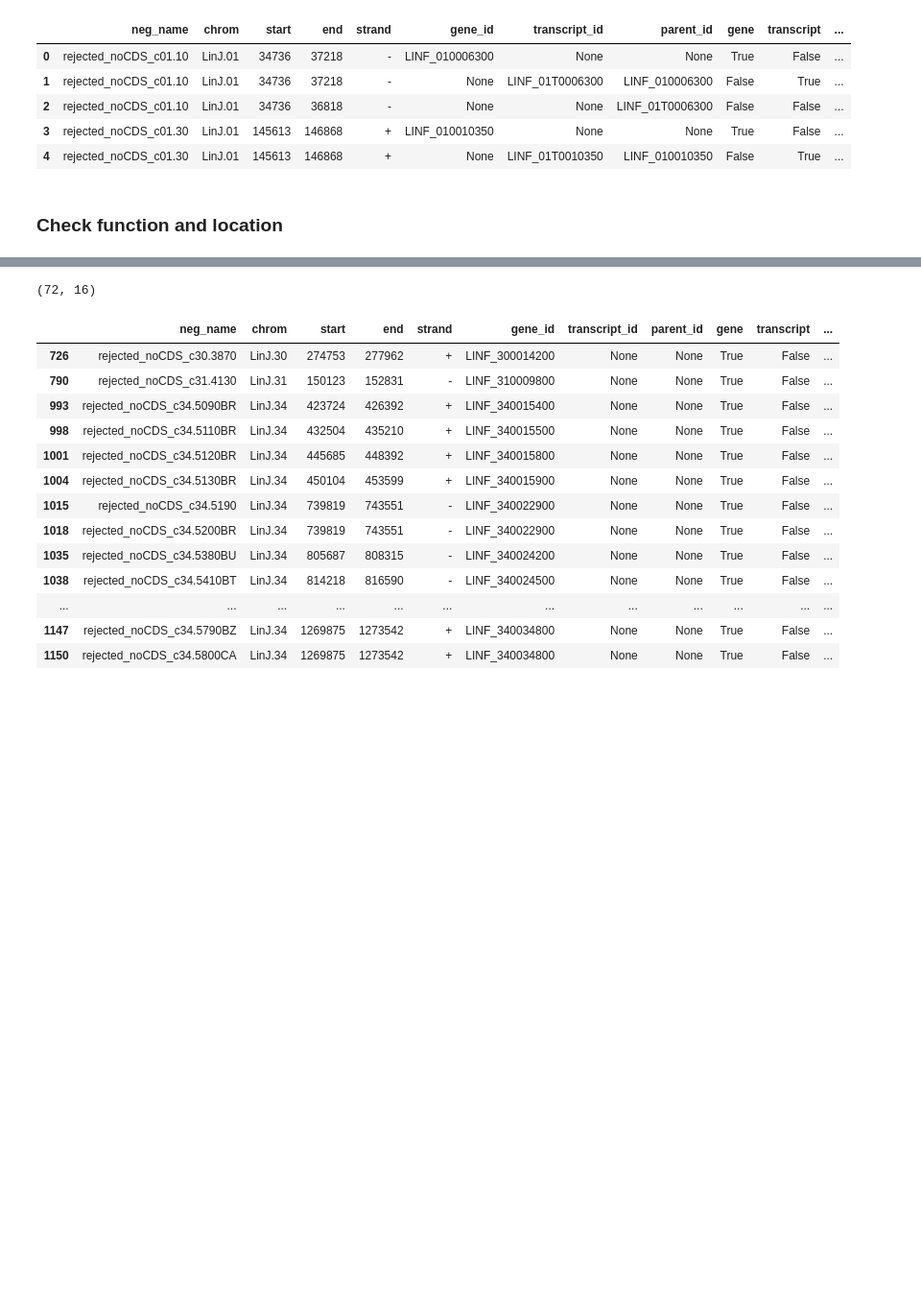
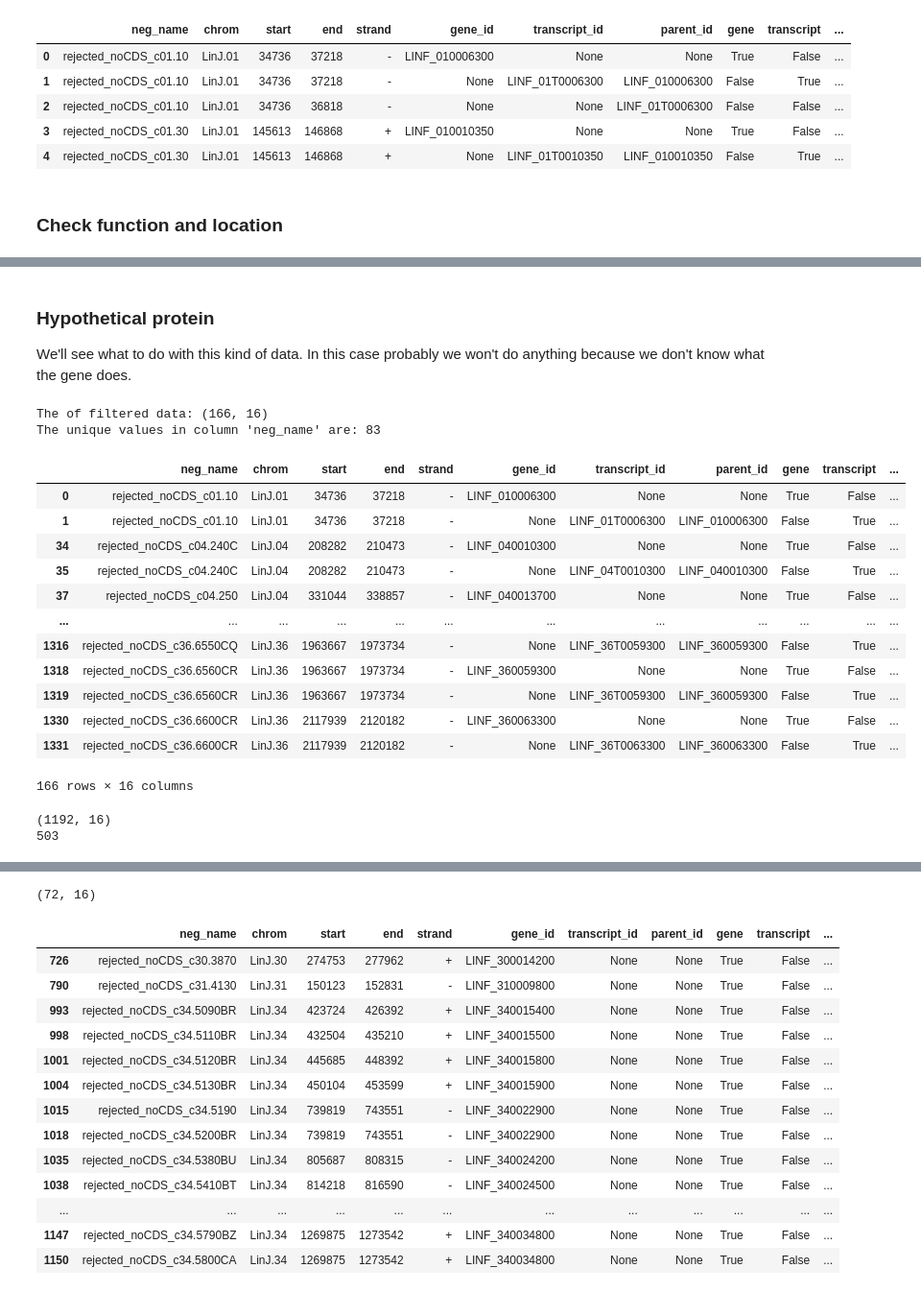
Before and after one commit to Viskuit/Test_BEDOPS, a Jupyter notebook: 25.Negative_analysis/1.NEGATIVE_location_Analysis.ipynb, the cells around one changed output, grey strips where cells are left out. Shown at 96% size. Drawn from its saved outputs; the diff is of its cells as text; code cells hidden in the pictures; blank space fills up the shorter version.

Commit message:
Started removing and filtering the negative elements

```diff
--- a/25.Negative_analysis/1.NEGATIVE_location_Analysis.ipynb
+++ b/25.Negative_analysis/1.NEGATIVE_location_Analysis.ipynb
@@ -1016,0 +1015,32 @@ group_and_count(neg_inside_gtf_df, "neg_name")
+# %% [markdown]
+### Hypothetical protein
+
+We'll see what to do with this kind of data. In this case probably we won't do anything because we don't know what the gene does.
+# %%
+# Let's see the elements
+#define function
+def check_data(data_frame, searching_string):
+    filtered_df = data_frame[data_frame['notes'].fillna('').str.contains(searching_string)]
+    print(f"The of filtered data: {filtered_df.shape}")
+    print(f"The unique values in column 'neg_name' are: {filtered_df['neg_name'].nunique()}")
+    return filtered_df
+# %%
+# Let's search for "hypothetical_protein" and add them to a new data frame
+case_A_good_negatives = check_data(neg_inside_gtf_df, "hypothetical_protein")
+case_A_good_negatives
+# %% [output]
+The of filtered data: (166, 16)
+The unique values in column 'neg_name' are: 83
+|  | neg_name | chrom | start | end | strand | gene_id | transcript_id | parent_id | gene | transcript | ... |
+| 0 | rejected_noCDS_c01.10 | LinJ.01 | 34736 | 37218 | - | LINF_010006300 | None | None | True | False | ... |
+| 1 | rejected_noCDS_c01.10 | LinJ.01 | 34736 | 37218 | - | None | LINF_01T0006300 | LINF_010006300 | False | True | ... |
+| 34 | rejected_noCDS_c04.240C | LinJ.04 | 208282 | 210473 | - | LINF_040010300 | None | None | True | False | ... |
+| 35 | rejected_noCDS_c04.240C | LinJ.04 | 208282 | 210473 | - | None | LINF_04T0010300 | LINF_040010300 | False | True | ... |
+| 37 | rejected_noCDS_c04.250 | LinJ.04 | 331044 | 338857 | - | LINF_040013700 | None | None | True | False | ... |
+| ... | ... | ... | ... | ... | ... | ... | ... | ... | ... | ... | ... |
+| 1316 | rejected_noCDS_c36.6550CQ | LinJ.36 | 1963667 | 1973734 | - | None | LINF_36T0059300 | LINF_360059300 | False | True | ... |
+| 1318 | rejected_noCDS_c36.6560CR | LinJ.36 | 1963667 | 1973734 | - | LINF_360059300 | None | None | True | False | ... |
+| 1319 | rejected_noCDS_c36.6560CR | LinJ.36 | 1963667 | 1973734 | - | None | LINF_36T0059300 | LINF_360059300 | False | True | ... |
+| 1330 | rejected_noCDS_c36.6600CR | LinJ.36 | 2117939 | 2120182 | - | LINF_360063300 | None | None | True | False | ... |
+| 1331 | rejected_noCDS_c36.6600CR | LinJ.36 | 2117939 | 2120182 | - | None | LINF_36T0063300 | LINF_360063300 | False | True | ... |
+166 rows × 16 columns
@@ -1016,0 +1077,7 @@ group_and_count(neg_inside_gtf_df, "neg_name")
+# %%
+# Let's check the data frame now
+print(case_A_filtered.shape)
+print(case_A_filtered['neg_name'].nunique())
+# %% [output]
+(1192, 16)
+503
```
Also changed, not shown: parts of 23 cells of this notebook.
